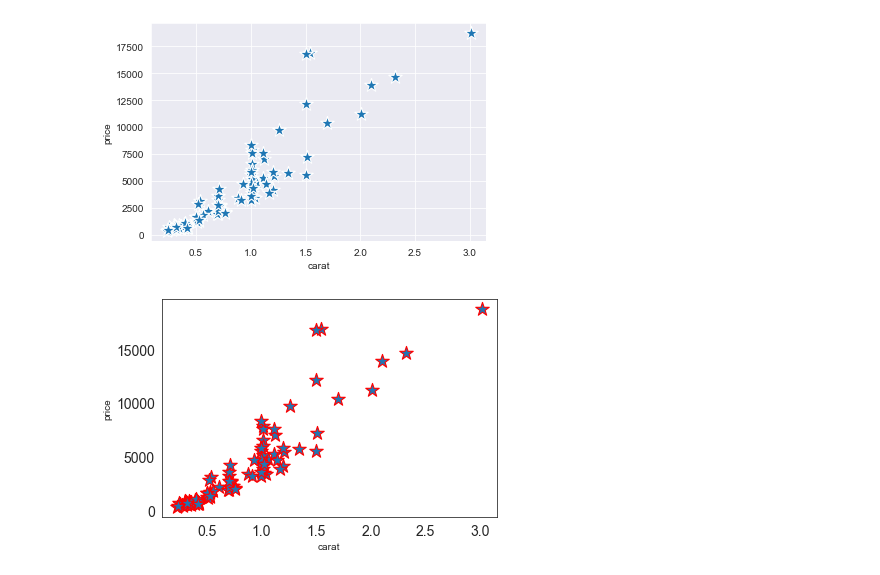
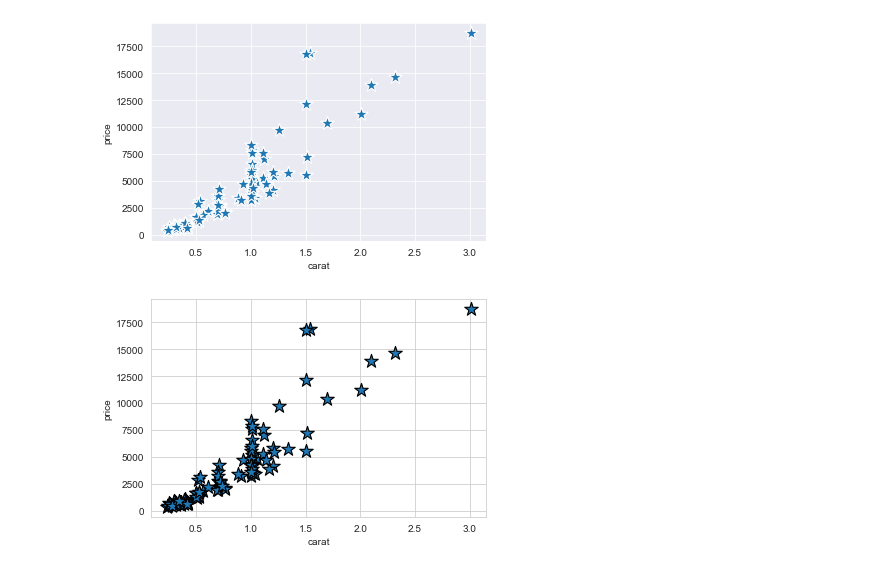
Before and after one commit to santarabantoosoo/Data-Analysis-NanoDegree, a Jupyter notebook: s7_univariate_bivariate_viz/Demos/detailed seaborn/08_scatterplot-Copy1.ipynb, the cells around one changed output. Cells and saved outputs as stored; diff of their text form; code cells hidden in the pictures.

```diff
--- a/s7_univariate_bivariate_viz/Demos/detailed seaborn/08_scatterplot-Copy1.ipynb
+++ b/s7_univariate_bivariate_viz/Demos/detailed seaborn/08_scatterplot-Copy1.ipynb
@@ -25,6 +25,7 @@ diamonds = diamonds[
             ].sample(n=100, random_state=22)
 
 diamonds.cut.cat.remove_unused_categories(inplace = True)
+diamonds.color.cat.remove_unused_categories(inplace = True)
 
 diamonds.shape
 # %% [output]
@@ -212,7 +265,7 @@ plt.rc('ytick', labelsize=10)
 # %% [markdown]
 ## Basics
 # %%
-sns.set_style('darks')  # whitegrid - dark
+sns.set_style('whitegrid')  # whitegrid - dark
 # %%
 sns.scatterplot(diamonds.carat, diamonds.price);
 # %% [output]
@@ -352,9 +408,9 @@ sns.scatterplot(x='carat', y='price',
 # %%
 sns.scatterplot(x='carat', y='price',
                 data=diamonds,
                 s=200,
                 marker='*',
-                edgecolor='red'  # from where did we get this?
+                edgecolor='black'  # from where did we get this?
                );
 # %% [output]
-[figure, old version]
+[figure, new version]
```
Also changed, not shown: parts of 17 cells of this notebook, 4 other files.
